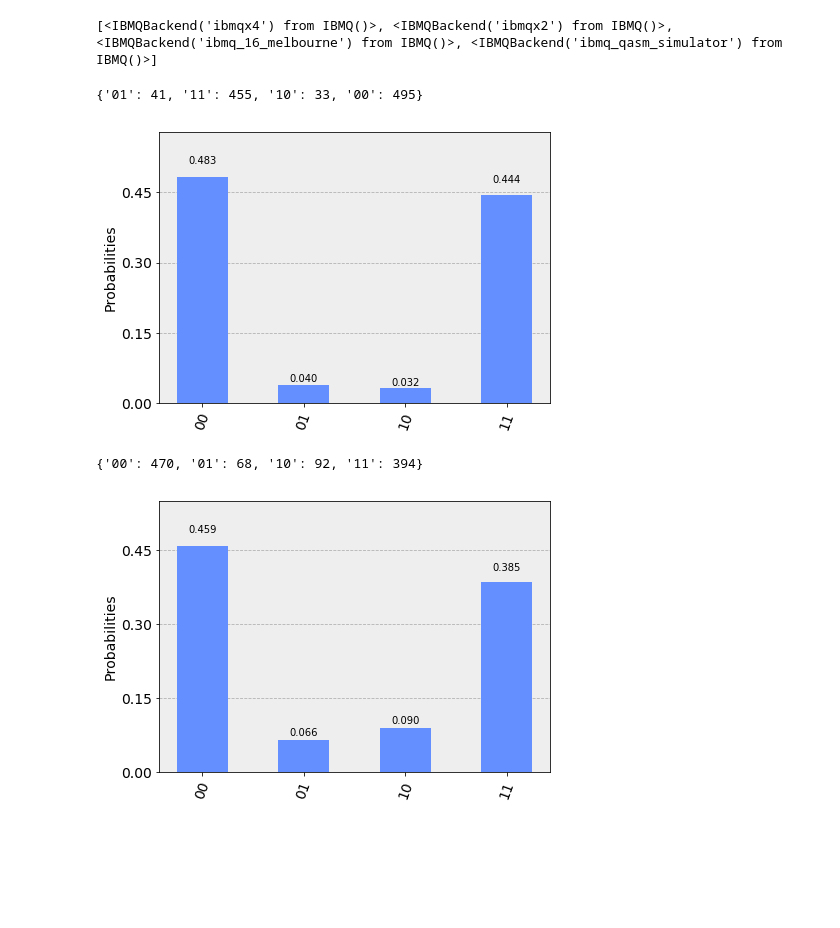
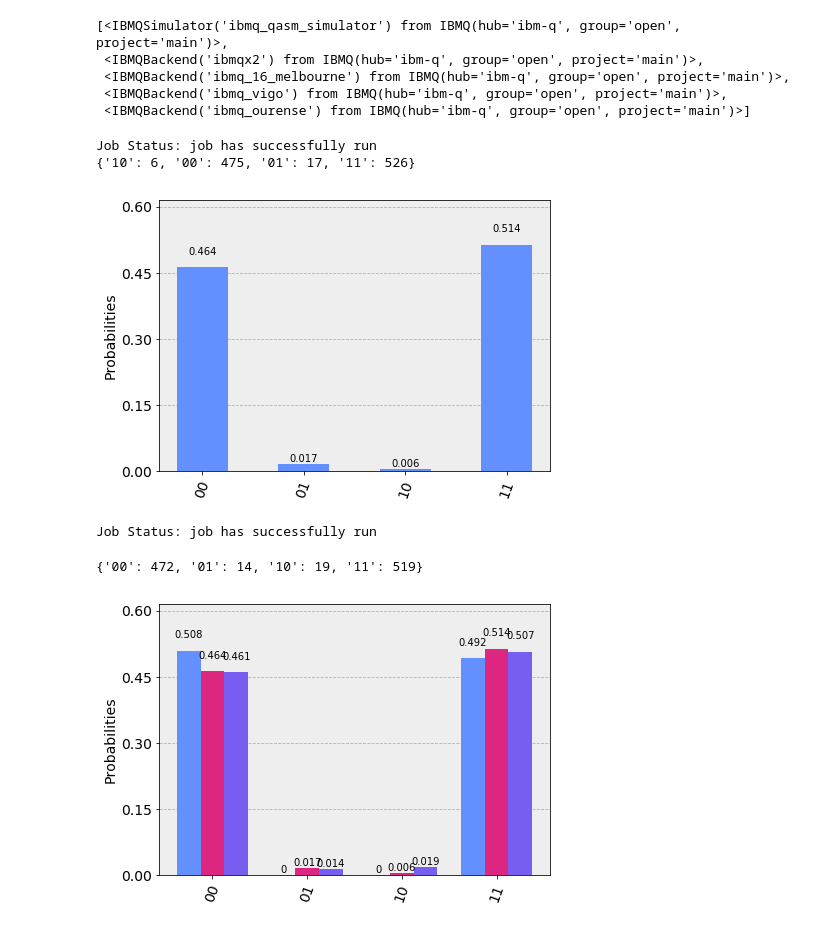
Before and after one commit to programaquantica/Exemplos, a Jupyter notebook: Exemplo1.ipynb, the cells around one changed output. Drawn from its saved outputs; the diff is of its cells as text; code cells hidden in the pictures; blank space fills up the shorter version.

```diff
--- a/Exemplo1.ipynb
+++ b/Exemplo1.ipynb
@@ -56,43 +57,51 @@ plot_histogram(contagem1)
 # %%
 ### Este comando só vai funcionar se você conseguiu ter sucesso no comando anterior.
 ### Este comando deve ser dado toda vez que abrir este notebook
-IBMQ.load_accounts()
+from qiskit import IBMQ
+provedor = IBMQ.load_account()
-# %%
-print(IBMQ.backends())
-# %% [output]
-[<IBMQBackend('ibmqx4') from IBMQ()>, <IBMQBackend('ibmqx2') from IBMQ()>, <IBMQBackend('ibmq_16_melbourne') from IBMQ()>, <IBMQBackend('ibmq_qasm_simulator') from IBMQ()>]
+# %%
+### Lista das máquinas disponíveis.
+provedor.backends()
+# %% [output]
+[<IBMQSimulator('ibmq_qasm_simulator') from IBMQ(hub='ibm-q', group='open', project='main')>,
+ <IBMQBackend('ibmqx2') from IBMQ(hub='ibm-q', group='open', project='main')>,
+ <IBMQBackend('ibmq_16_melbourne') from IBMQ(hub='ibm-q', group='open', project='main')>,
+ <IBMQBackend('ibmq_vigo') from IBMQ(hub='ibm-q', group='open', project='main')>,
+ <IBMQBackend('ibmq_ourense') from IBMQ(hub='ibm-q', group='open', project='main')>]
 # %%
 ### O comando get_backend seleciona o backend
 ### O comando execute executa o circuito no IBMQX2
 ### O job entra na fila. A espera pode demorar MUITAS HORAS.
 ### O comando job_monitor mostra a posição em tempo real.
 ### Se a conexão com a internet for interrompida, o job é cancelado.
-maquina_ibmqx2 = IBMQ.get_backend('ibmqx2')
-job2 = execute(circuito, maquina_ibmqx2, shots=1024)
+maquina = provedor.get_backend('ibmqx2')
+job2 = execute(circuito, maquina, shots=1024)
 job_monitor(job2)
 resultado2 = job2.result()
 contagem2 = resultado2.get_counts()
 print(contagem2)
 # %% [output]
-{'01': 41, '11': 455, '10': 33, '00': 495}
+Job Status: job has successfully run
+{'10': 6, '00': 475, '01': 17, '11': 526}
 # %%
 plot_histogram(contagem2)
 # %% [output]
-[figure, old version]
+[figure, new version]
 # %%
 ### Estes comandos executam o circuito no IBMQX4
 ### O job entra na fila e a posição é mostrada em tempo real.
 ### A espera pode demorar muitas horas.
 ### Se a conexão com a internet for interrompida, o job é cancelado.
-maquina_ibmqx4 = IBMQ.get_backend('ibmqx4')
-job3 = execute(circuito, maquina_ibmqx4, shots=1024)
+maquina = provedor.get_backend('ibmq_ourense')
+job3 = execute(circuito, maquina, shots=1024)
 job_monitor(job3)
 resultado3 = job3.result()
 contagem3 = resultado3.get_counts()
 contagem3
 # %% [output]
-{'00': 470, '01': 68, '10': 92, '11': 394}
+Job Status: job has successfully run
+{'00': 472, '01': 14, '10': 19, '11': 519}
 # %%
-plot_histogram(contagem3)
+plot_histogram([contagem1,contagem2,contagem3])
 # %% [output]
-[figure, old version]
+[figure, new version]
```
Also changed, not shown: parts of 6 cells of this notebook.
